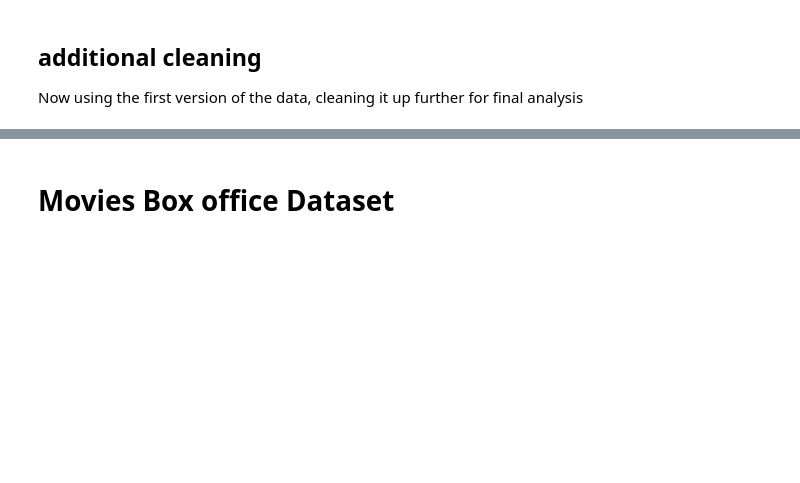
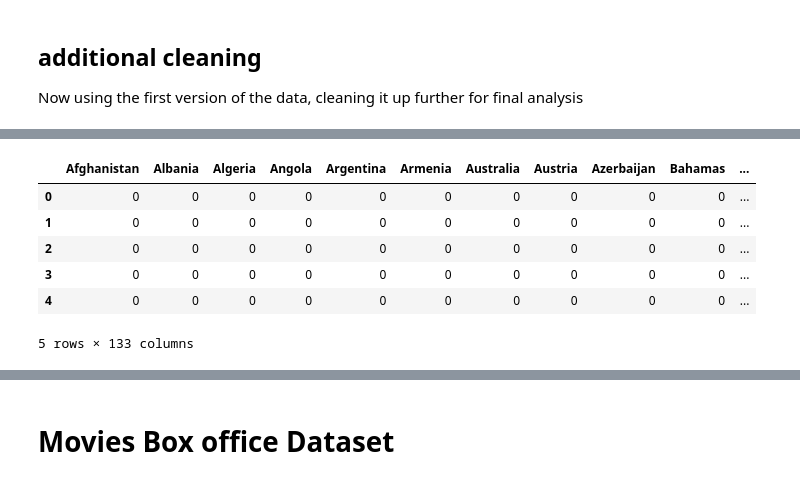
Before and after one commit to keshleem/dx699-summerai-homework2, a Jupyter notebook: OMDS-ModB2-Week2-Martin-Keshia-Lee.ipynb, the cells around one changed output, grey strips where cells are left out. Cells and saved outputs as stored; diff of their text form; code cells hidden in the pictures; blank space fills up the shorter version.

```diff
--- a/OMDS-ModB2-Week2-Martin-Keshia-Lee.ipynb
+++ b/OMDS-ModB2-Week2-Martin-Keshia-Lee.ipynb
@@ -603,4 +297,17 @@ df_streaming_tv_movie = df_streaming_tv_movie.drop(['s', 'st', 'of', '-'], axis=
 # %%
 df_streaming_tv_movie = df_streaming_tv_movie.rename(columns={'month': 'month_added_platform'})
 df_streaming_tv_movie = df_streaming_tv_movie.rename(columns={'date': 'day_added_platform'})
-df_streaming_tv_movie = df_streaming_tv_movie.rename(columns={'movie_or_tv': 'movie_or_tv_show'})
+df_streaming_tv_movie = df_streaming_tv_movie.rename(columns={'movie_or_serie': 'movie_or_tv_show'})
+# %%
+# encode country
+df_streaming_tv_movie_dup = df_streaming_tv_movie.copy()
+one_hot_box_country = df_streaming_tv_movie_dup['country'].str.get_dummies(sep=', ')
+one_hot_box_country.head(5)
+# %% [output]
+|  | Afghanistan | Albania | Algeria | Angola | Argentina | Armenia | Australia | Austria | Azerbaijan | Bahamas | ... |
+| 0 | 0 | 0 | 0 | 0 | 0 | 0 | 0 | 0 | 0 | 0 | ... |
+| 1 | 0 | 0 | 0 | 0 | 0 | 0 | 0 | 0 | 0 | 0 | ... |
+| 2 | 0 | 0 | 0 | 0 | 0 | 0 | 0 | 0 | 0 | 0 | ... |
+| 3 | 0 | 0 | 0 | 0 | 0 | 0 | 0 | 0 | 0 | 0 | ... |
+| 4 | 0 | 0 | 0 | 0 | 0 | 0 | 0 | 0 | 0 | 0 | ... |
+5 rows × 133 columns
```
Also changed, not shown: parts of 37 cells of this notebook, 1 other file.
